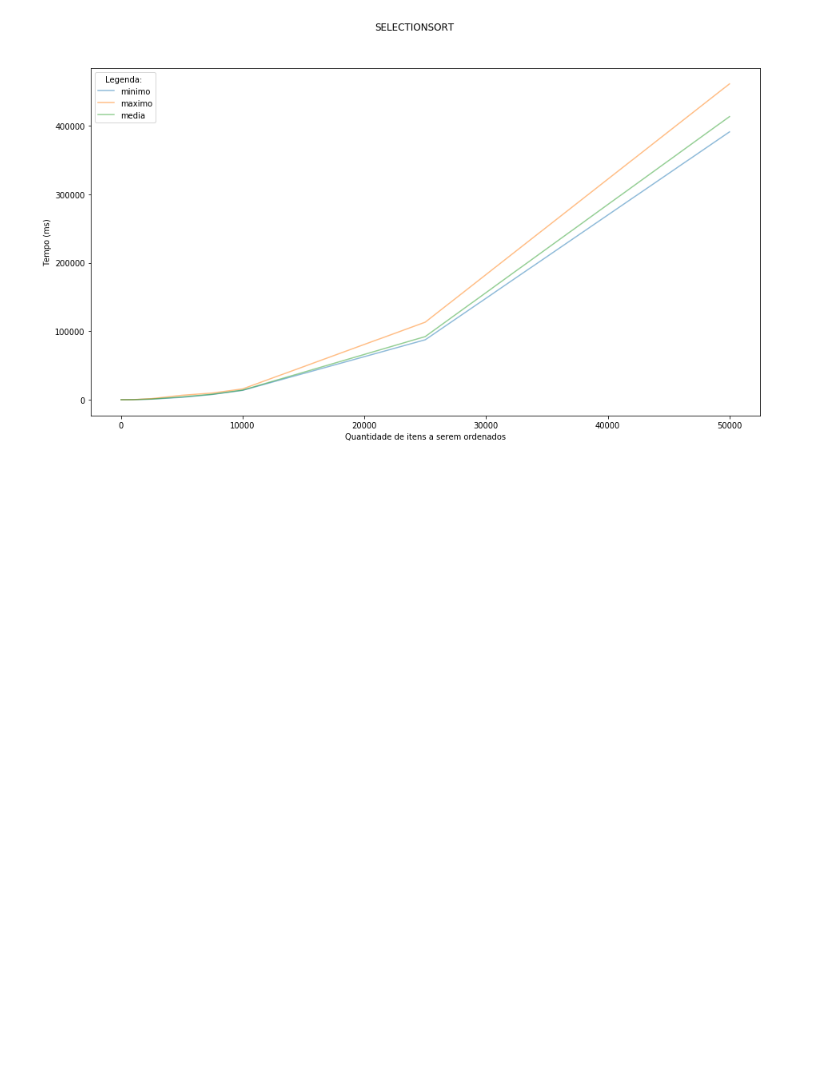
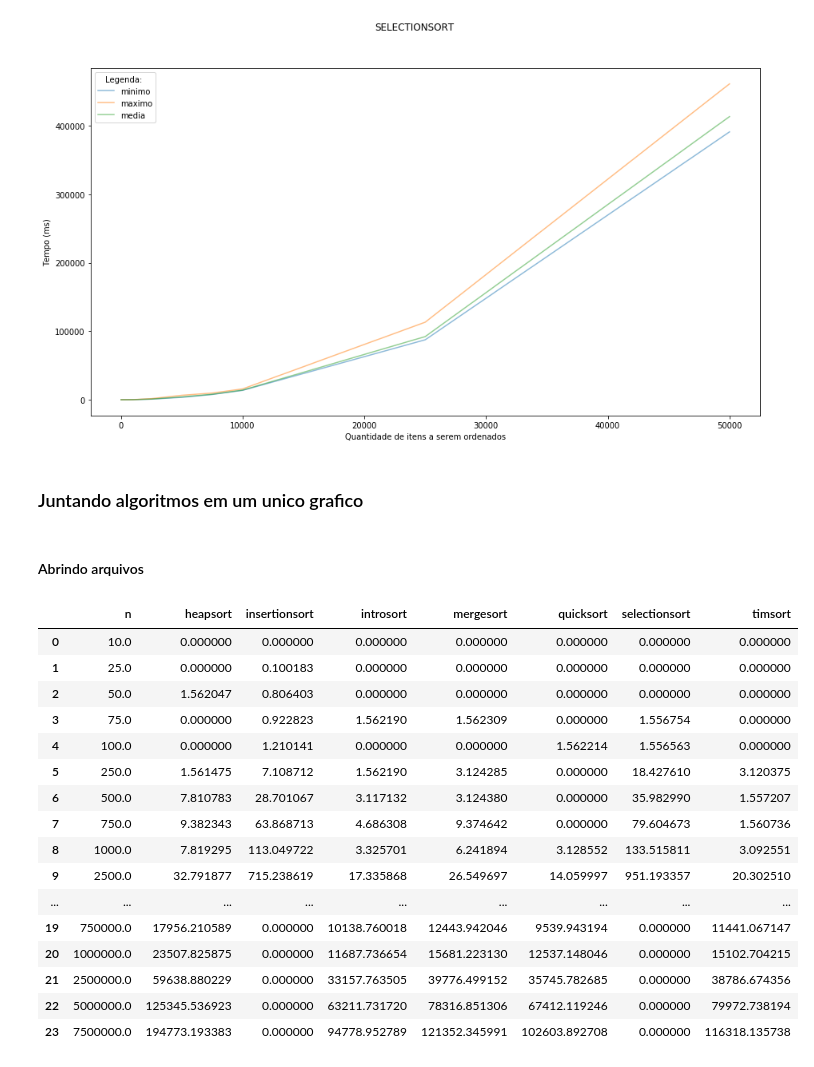
Before and after one commit to duraes-antonio/TPA_trab2, a Jupyter notebook: src/util/graph_generator.ipynb, the cells around one changed output. Cells and saved outputs as stored; diff of their text form; code cells hidden in the pictures; blank space fills up the shorter version.

```diff
--- a/src/util/graph_generator.ipynb
+++ b/src/util/graph_generator.ipynb
@@ -71,3 +71,28 @@ for i in lista:
     salva_arquivo(df_aux, i)
 # %% [output]
 [figure]
+# %% [markdown]
+### Juntando algoritmos em um unico grafico
+# %% [markdown]
+#### Abrindo arquivos
+# %%
+df_heapsort = pd.read_csv('../../resultados/heapsort/heapsort_analisado.csv', delimiter=';', usecols=["n","media"])
+df_heapsort.columns = ["n", "heapsort"]
+
+df_insertionsort = pd.read_csv('../../resultados/insertionsort/insertionsort_analisado.csv', delimiter=';', usecols=["n","media"])
+df_insertionsort.columns = ["n", "insertionsort"]
+
+df_introsort = pd.read_csv('../../resultados/introsort/introsort_analisado.csv', delimiter=';', usecols=["n","media"])
+df_introsort.columns = ["n", "introsort"]
+
+df_mergesort = pd.read_csv('../../resultados/mergesort/mergesort_analisado.csv', delimiter=';', usecols=["n","media"])
+df_mergesort.columns = ["n", "mergesort"]
+
+df_quicksort = pd.read_csv('../../resultados/quicksort/quicksort_analisado.csv', delimiter=';', usecols=["n","media"])
+df_quicksort.columns = ["n", "quicksort"]
+
+df_selectionsort = pd.read_csv('../../resultados/selectionsort/selectionsort_analisado.csv', delimiter=';', usecols=["n","media"])
+df_selectionsort.columns = ["n", "selectionsort"]
+
+df_timsort = pd.read_csv('../../resultados/timsort/timsort_analisado.csv', delimiter=';', usecols=["n","media"])
+df_timsort.columns = ["n", "timsort"]
@@ -73,0 +109,20 @@ for i in lista:
+# %%
+df_merge
+# %% [output]
+|  | n | heapsort | insertionsort | introsort | mergesort | quicksort | selectionsort | timsort |
+| 0 | 10.0 | 0.000000 | 0.000000 | 0.000000 | 0.000000 | 0.000000 | 0.000000 | 0.000000 |
+| 1 | 25.0 | 0.000000 | 0.100183 | 0.000000 | 0.000000 | 0.000000 | 0.000000 | 0.000000 |
+| 2 | 50.0 | 1.562047 | 0.806403 | 0.000000 | 0.000000 | 0.000000 | 0.000000 | 0.000000 |
+| 3 | 75.0 | 0.000000 | 0.922823 | 1.562190 | 1.562309 | 0.000000 | 1.556754 | 0.000000 |
+| 4 | 100.0 | 0.000000 | 1.210141 | 0.000000 | 0.000000 | 1.562214 | 1.556563 | 0.000000 |
+| 5 | 250.0 | 1.561475 | 7.108712 | 1.562190 | 3.124285 | 0.000000 | 18.427610 | 3.120375 |
+| 6 | 500.0 | 7.810783 | 28.701067 | 3.117132 | 3.124380 | 0.000000 | 35.982990 | 1.557207 |
+| 7 | 750.0 | 9.382343 | 63.868713 | 4.686308 | 9.374642 | 0.000000 | 79.604673 | 1.560736 |
+| 8 | 1000.0 | 7.819295 | 113.049722 | 3.325701 | 6.241894 | 3.128552 | 133.515811 | 3.092551 |
+| 9 | 2500.0 | 32.791877 | 715.238619 | 17.335868 | 26.549697 | 14.059997 | 951.193357 | 20.302510 |
+| ... | ... | ... | ... | ... | ... | ... | ... | ... |
+| 19 | 750000.0 | 17956.210589 | 0.000000 | 10138.760018 | 12443.942046 | 9539.943194 | 0.000000 | 11441.067147 |
+| 20 | 1000000.0 | 23507.825875 | 0.000000 | 11687.736654 | 15681.223130 | 12537.148046 | 0.000000 | 15102.704215 |
+| 21 | 2500000.0 | 59638.880229 | 0.000000 | 33157.763505 | 39776.499152 | 35745.782685 | 0.000000 | 38786.674356 |
+| 22 | 5000000.0 | 125345.536923 | 0.000000 | 63211.731720 | 78316.851306 | 67412.119246 | 0.000000 | 79972.738194 |
+| 23 | 7500000.0 | 194773.193383 | 0.000000 | 94778.952789 | 121352.345991 | 102603.892708 | 0.000000 | 116318.135738 |
```
Also changed, not shown: parts of 4 cells of this notebook, 7 other files.
